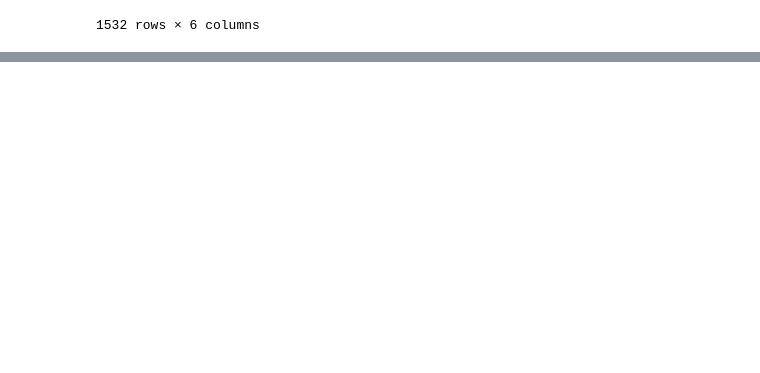
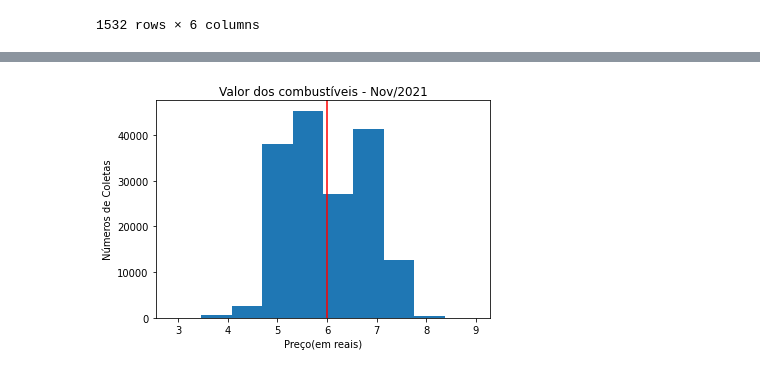
Before and after one commit to thiaguera44/PythonPanda, a Jupyter notebook: Segundo_Exemplo_em_Python_Pandas.ipynb, the cells around one changed output, grey strips where cells are left out. Drawn from its saved outputs; the diff is of its cells as text; code cells hidden in the pictures; blank space fills up the shorter version.

```diff
--- a/Segundo_Exemplo_em_Python_Pandas.ipynb
+++ b/Segundo_Exemplo_em_Python_Pandas.ipynb
@@ -258,0 +275,21 @@ KeyError: ignored
+# %%
+#Vamos fazer uns gráficos aí
+
+import matplotlib.pyplot as plt
+
+plt.hist(combustiveis_df['Valor de Venda'])
+plt.title('Valor dos combustíveis - Nov/2021')
+
+#Rótulo horizontal
+plt.xlabel('Preço(em reais)')
+
+#Rótulo horizontal
+plt.ylabel('Números de Coletas')
+
+#Traça uma linha vertical cruzando eixos
+plt.axvline(combustiveis_df['Valor de Venda'].mean(), color = 'red')
+
+
+plt.show()
+# %% [output]
+[figure, added]
```
Also changed, not shown: parts of 4 cells of this notebook.
